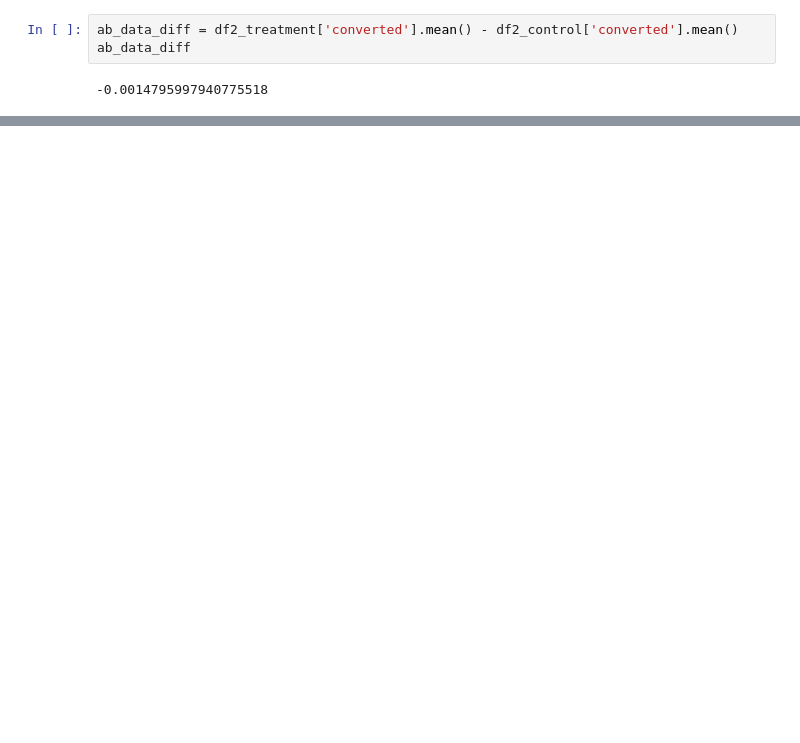
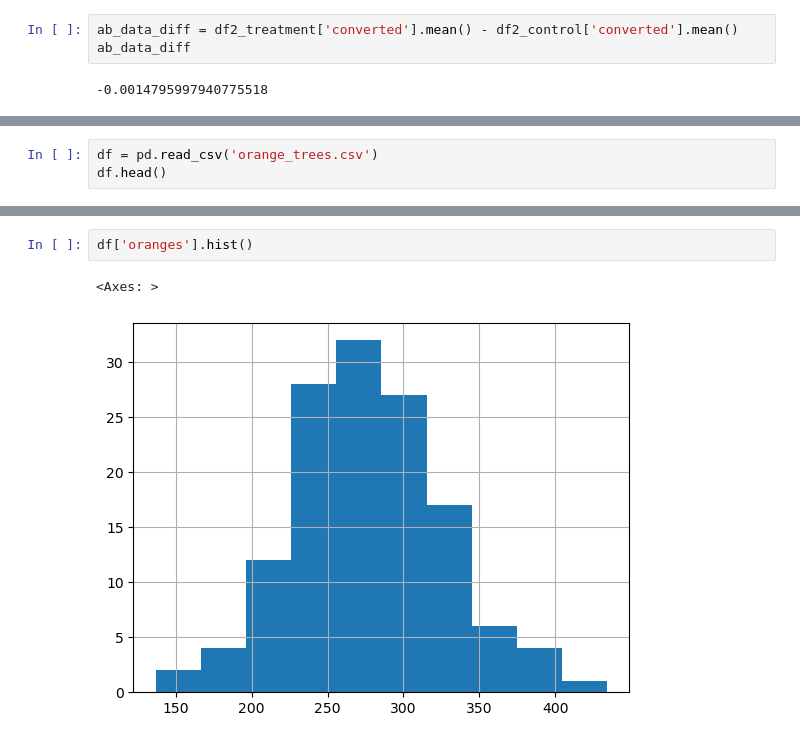
Before and after one commit to Sina-mjd/Data-Science-Learning-Journey, a Jupyter notebook: 03-Inferential_Statistics/03_inferential_stats.ipynb, the cells around one changed output, grey strips where cells are left out. Drawn from its saved outputs; the diff is of its cells as text; blank space fills up the shorter version.

```diff
--- a/03-Inferential_Statistics/03_inferential_stats.ipynb
+++ b/03-Inferential_Statistics/03_inferential_stats.ipynb
@@ -430,0 +439,3 @@ plt.axvline(x=higth, color='r')
+# %%
+df = pd.read_csv('orange_trees.csv')
+df.head()
@@ -430,0 +449,5 @@ plt.axvline(x=higth, color='r')
+# %%
+df['oranges'].hist()
+# %% [output]
+<Axes: >
+[figure, added]
```
Also changed, not shown: parts of 26 cells of this notebook, 1 other file.
